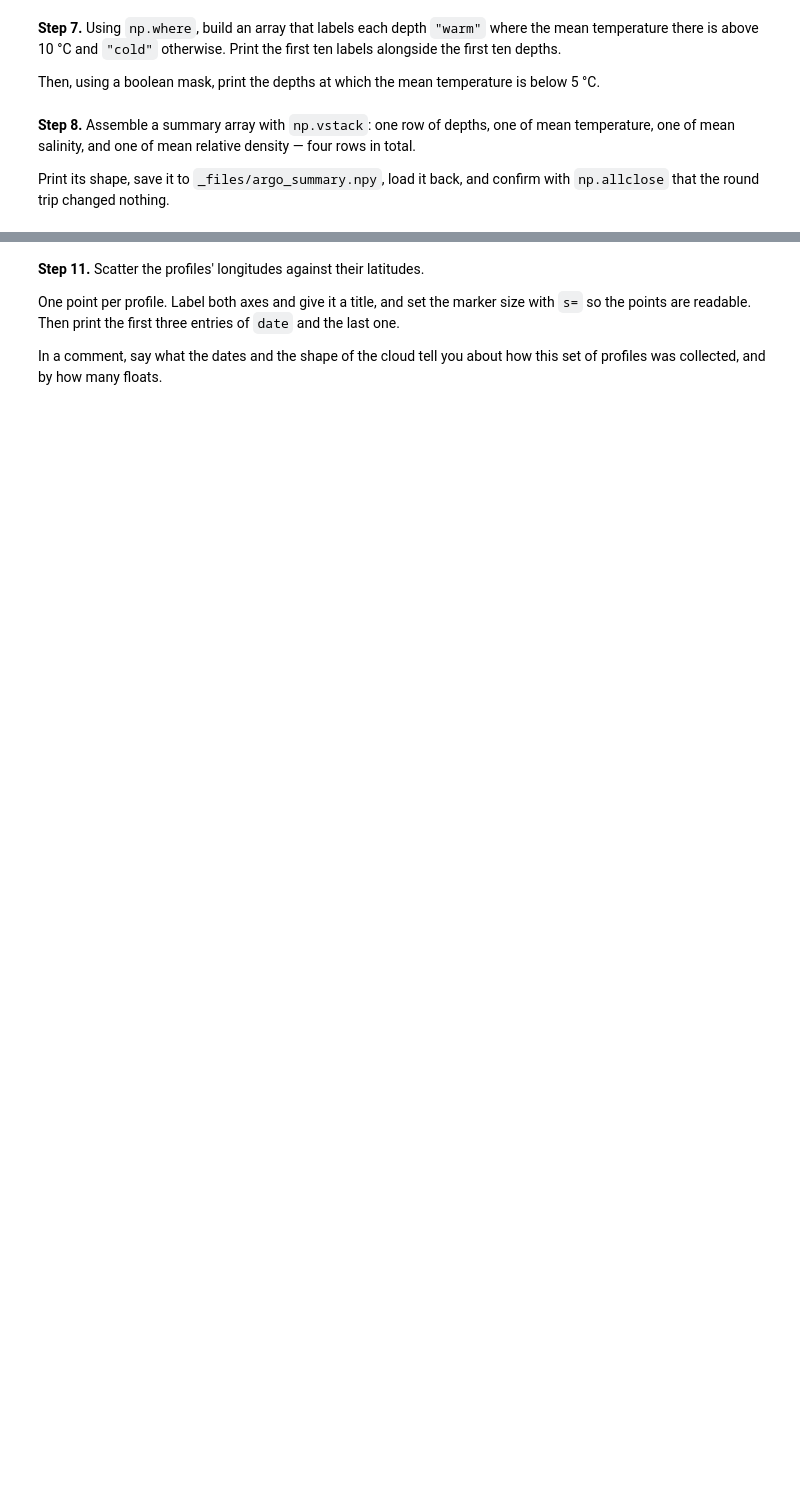
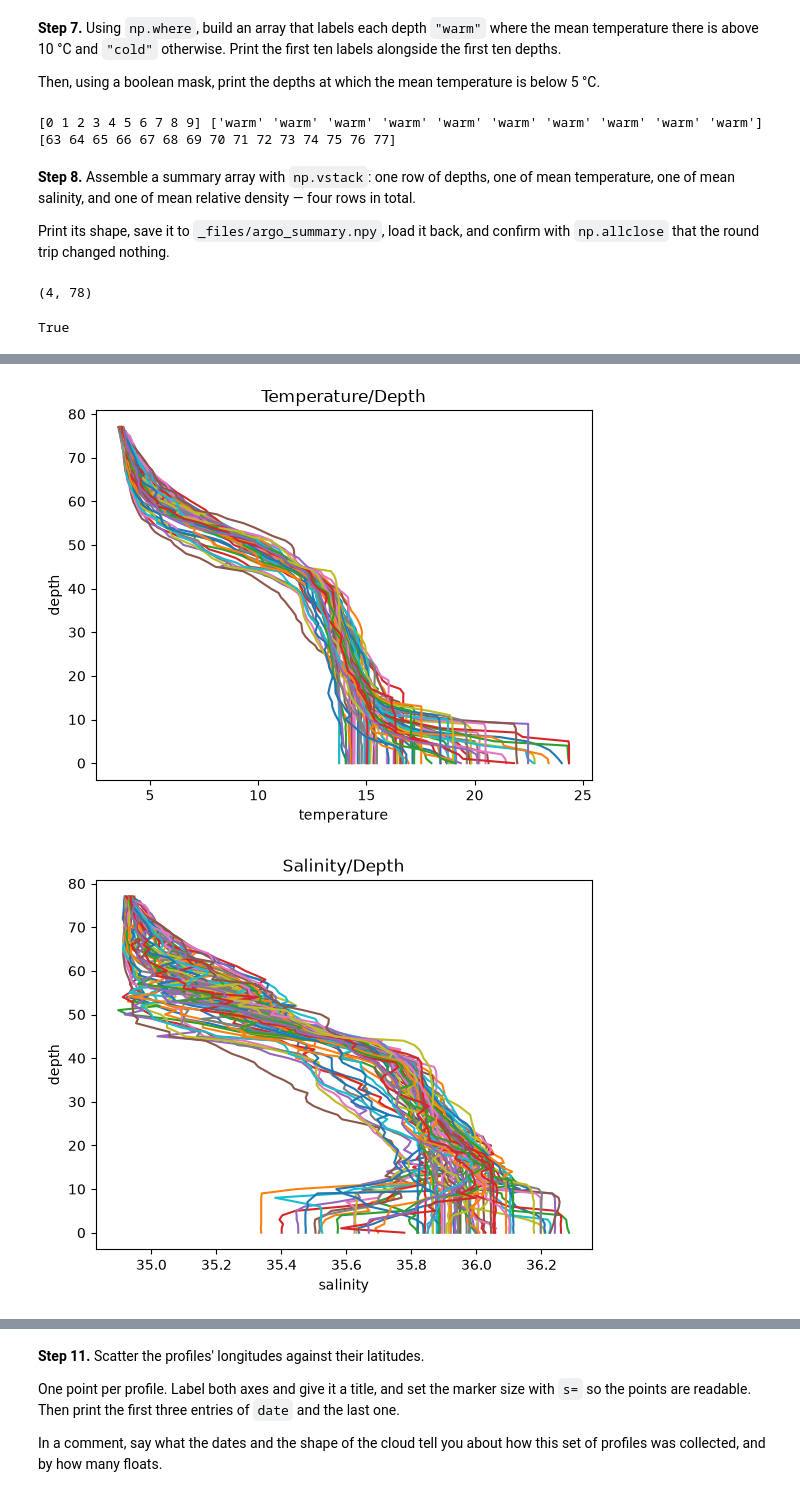
Before and after one commit to vladigee/2026_Intro_Python, a Jupyter notebook: live/part-I/1.3-numpy-environmental-exercises.ipynb, the cells around one changed output, grey strips where cells are left out. Drawn from its saved outputs; the diff is of its cells as text; code cells hidden in the pictures; blank space fills up the shorter version.

```diff
--- a/live/part-I/1.3-numpy-environmental-exercises.ipynb
+++ b/live/part-I/1.3-numpy-environmental-exercises.ipynb
@@ -133,3 +214,14 @@ from gsw import CT_from_t
 # Hint: CT_from_t(SA, t, p) takes salinity, temperature, and pressure — in that order
 # Hint: the whole formula is one vectorised expression; no loop is needed
 # Hint: Theta**2 squares every element
+
+a = 7.718e-1
+b = -8.44e-2
+c = -4.561e-3
+
+conservative_temp = CT_from_t(S, T, P)
+print(conservative_temp.shape)
+print(conservative_temp.shape == T.shape)
+relative_density = a*S + b*conservative_temp + c*conservative_temp**2
+print(relative_density.shape)
+print(relative_density.shape == T.shape)
@@ -166,6 +344,17 @@ Then, using a boolean mask, print the depths at which the mean temperature is be
 # Your solution here
 # Hint: np.where(condition, value_if_true, value_if_false) works element-wise
 # Hint: level[mask] selects the depths where the mask is True
+
+first_10_depths = level[:10]
+condition = np.where(recompute_mean_T > 10, "warm", "cold")
+
+print(first_10_depths, condition[:10])
+
+mask = recompute_mean_T < 5
+print(level[mask])
+# %% [output]
+[0 1 2 3 4 5 6 7 8 9] ['warm' 'warm' 'warm' 'warm' 'warm' 'warm' 'warm' 'warm' 'warm' 'warm']
+[63 64 65 66 67 68 69 70 71 72 73 74 75 76 77]
 # %% [markdown]
 **Step 8.** Assemble a summary array with `np.vstack`: one row of depths, one of mean
 temperature, one of mean salinity, and one of mean relative density — four rows in total.
@@ -177,6 +366,19 @@ that the round trip changed nothing.
 # Hint: np.vstack takes a list of 1D arrays and stacks them as rows
 # Hint: your summary should have shape (4, n_levels)
 # Hint: _files/ may not exist yet; create it first with Path("_files").mkdir(exist_ok=True)
+
+summary = np.vstack([level, recompute_mean_T, mean_S, mean_relative_density])
+print(summary.shape)
+
+from pathlib import Path
+Path("_files").mkdir(exist_ok=True)
+np.save("_files/argo_summary.npy", summary)
+
+reload_summary = np.load("_files/argo_summary.npy")
+np.allclose(summary, reload_summary, equal_nan=True)
+# %% [output]
+(4, 78)
+True
 # %% [markdown]
 **Step 9.** Plot each of `T`, `S`, `P` and `relative_density` against depth — four figures, one
 per variable.
@@ -193,6 +395,38 @@ It will look messy, because 75 profiles are drawn on top of each other.
 # %%
 # Your solution here
 # Hint: plt.figure() before each variable's plot, plt.show() after it
 # Hint: plt.plot(S, level) draws one line per column of S
 # Hint: the semicolon at the end of a plt.plot call suppresses the list of line objects
 # Hint: plt.xlabel, plt.ylabel and plt.title each take a string
+import matplotlib.pyplot as plt
+
+plt.figure()
+plt.plot(T, level)
+plt.xlabel("temperature")
+plt.ylabel("depth")
+plt.title("Temperature/Depth")
+plt.show()
+
+plt.figure()
+plt.plot(S, level)
+plt.xlabel("salinity")
+plt.ylabel("depth")
+plt.title("Salinity/Depth")
+plt.show()
+
+plt.figure()
+plt.plot(P, level)
+plt.xlabel("pressure")
+plt.ylabel("depth")
+plt.title("Pressure/Depth")
+plt.show()
+
+plt.figure()
+plt.plot(relative_density, level)
+plt.xlabel("relative density")
+plt.ylabel("depth")
+plt.title("Relative Density/Depth")
+plt.show()
+# %% [output]
+[figure, added]
+[figure, added]
```
Also changed, not shown: parts of 13 cells of this notebook, 12 other files.
